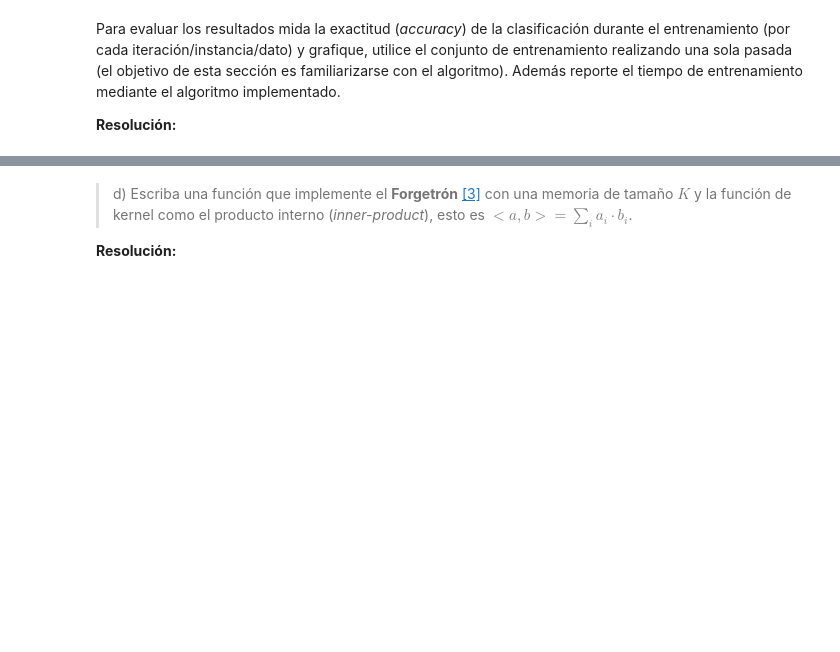
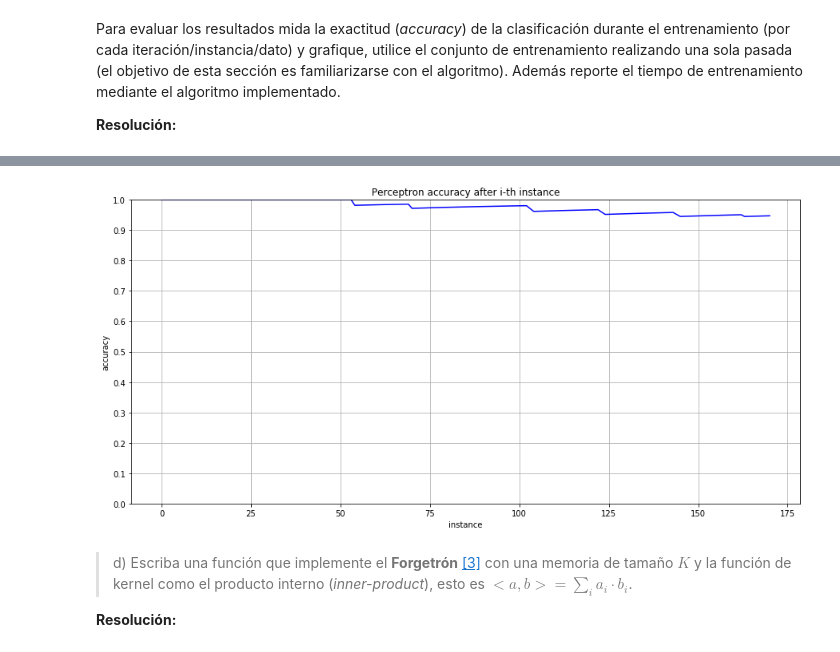
Before and after one commit to Pellizzari/Tarea0-INF393-II-2019, a Jupyter notebook: Solucion.ipynb, the cells around one changed output, grey strips where cells are left out. Cells and saved outputs as stored; diff of their text form; code cells hidden in the pictures; blank space fills up the shorter version.

```diff
--- a/Solucion.ipynb
+++ b/Solucion.ipynb
@@ -141,0 +142,19 @@ plt.show()
+# %%
+# Se traduce el conjunto de entrenamiento resultante en una lista.
+y_tested = []
+for i in y_test:
+  y_tested.append(i)
+
+# Se normalizan los datos del conjunto de entrenamiento entrante, agregando,
+# además, una columna de 1s que permita incluir el bias dentro del vector de pesos.
+scaler = StandardScaler().fit(X_test)
+X_test = scaler.transform(X_test)
+X_test = np.c_[X_test, np.ones(len(X_test))]
+
+start_time=time()
+p.acc = []; p.output = []
+p.train(X_test, y_tested)
+elapsed_time=time()-start_time
+print("Tiempo de ejecución: %10f segundos" %elapsed_time)
+print("Accuracy final: %10f" %accuracy_score(y_tested, p.output, normalize=True))
+print(p.weights)
@@ -142,3 +170,19 @@ plt.show()
+# %%
+import matplotlib.pyplot as plt
+
+# Se grafica el accuracy del modelo tras cada instancia del conjunto de datos de entrenamiento
+x = [x for x in range(len(p.acc))]
+
+plt.figure(figsize=(15, 7)); plt.ylim(0, 1)
+plt.plot(x, p.acc, color='b')
+plt.yticks(np.arange(0, 1.1, step=0.1))
+plt.xlabel('instance'); plt.ylabel('accuracy')
+plt.title('Perceptron accuracy after i-th instance')
+plt.grid(True)
+
+plt.show()
+# %% [output]
+[figure, added]
 # %% [markdown]
 > d) Escriba una función que implemente el **Forgetrón** [[3]](#refs) con una memoria de tamaño $K$ y la función de kernel como el producto interno (*inner-product*), esto es $<a,b> = \sum_i a_i \cdot b_i$.
 
```
Also changed, not shown: parts of 20 cells of this notebook.
